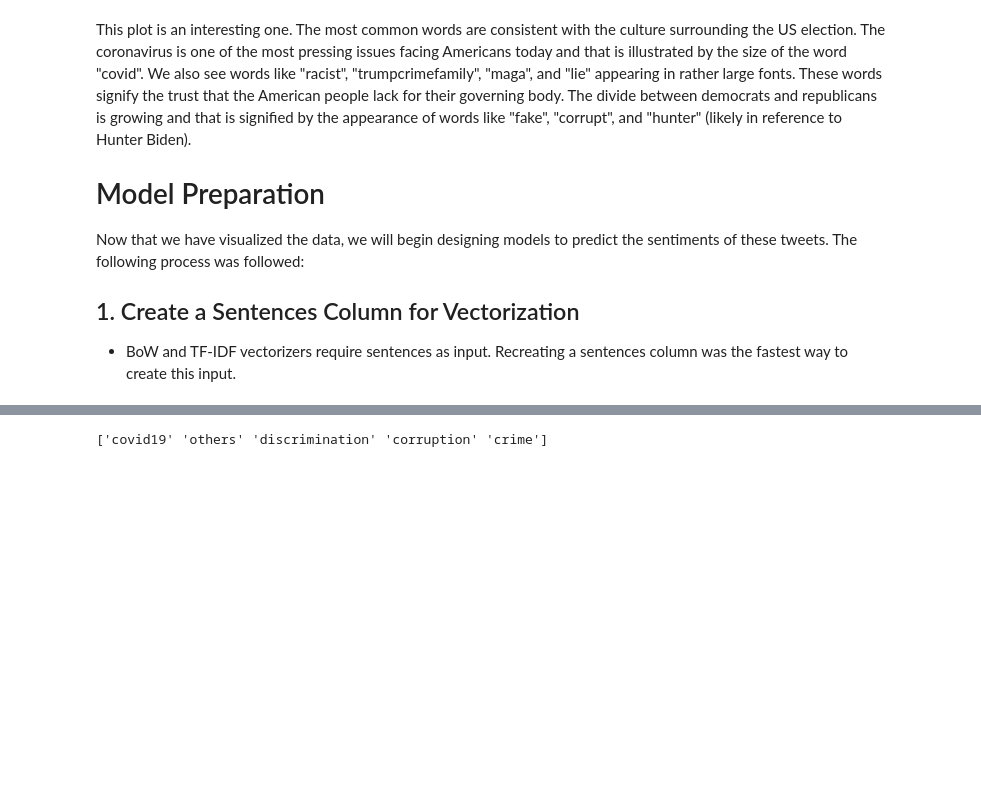
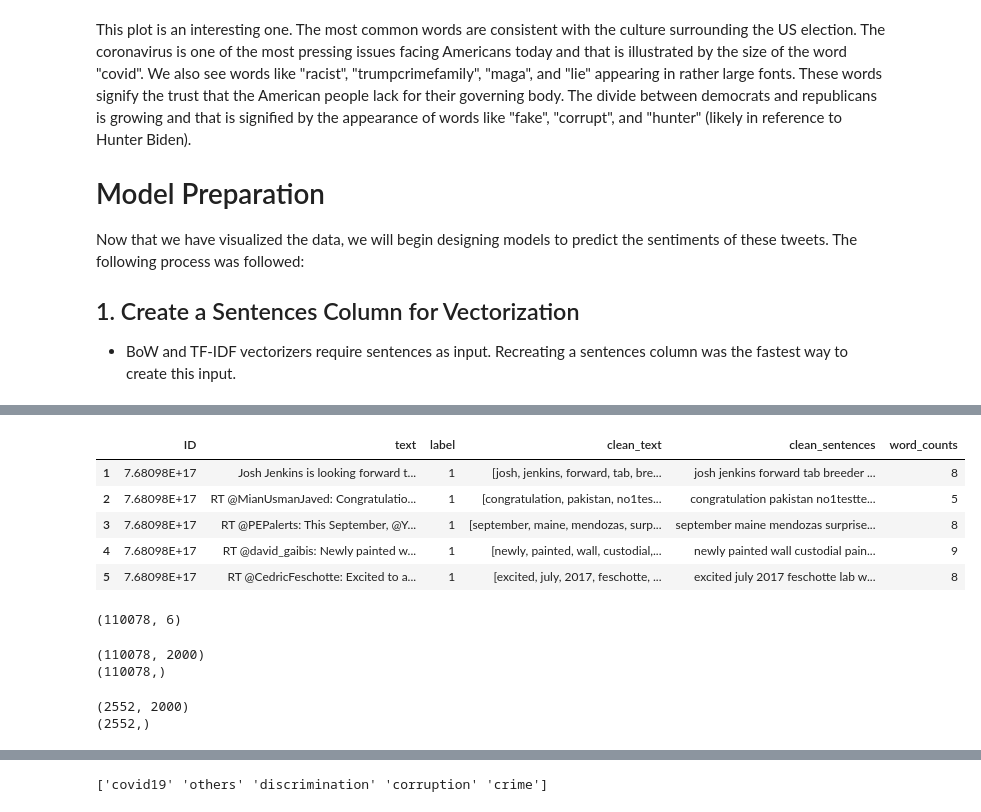
Before and after one commit to atkinssamuel/US-2020-twitter-NLP, a Jupyter notebook: project/atkins_1002951754_assignment3.ipynb, the cells around one changed output, grey strips where cells are left out. Drawn from its saved outputs; the diff is of its cells as text; code cells hidden in the pictures; blank space fills up the shorter version.

```diff
--- a/project/atkins_1002951754_assignment3.ipynb
+++ b/project/atkins_1002951754_assignment3.ipynb
@@ -494 +500,17 @@ us_df.head()
+# %%
+sa_df.head()
+# %% [output]
+|  | ID | text | label | clean_text | clean_sentences | word_counts |
+| 1 | 7.68098E+17 | Josh Jenkins is looking forward t... | 1 | [josh, jenkins, forward, tab, bre... | josh jenkins forward tab breeder ... | 8 |
+| 2 | 7.68098E+17 | RT @MianUsmanJaved: Congratulatio... | 1 | [congratulation, pakistan, no1tes... | congratulation pakistan no1testte... | 5 |
+| 3 | 7.68098E+17 | RT @PEPalerts: This September, @Y... | 1 | [september, maine, mendozas, surp... | september maine mendozas surprise... | 8 |
+| 4 | 7.68098E+17 | RT @david_gaibis: Newly painted w... | 1 | [newly, painted, wall, custodial,... | newly painted wall custodial pain... | 9 |
+| 5 | 7.68098E+17 | RT @CedricFeschotte: Excited to a... | 1 | [excited, july, 2017, feschotte, ... | excited july 2017 feschotte lab w... | 8 |
+# %%
+sa_df_sample_indices = sample_without_replacement(n_population=sa_df.shape[0], n_samples=round(sa_df.shape[0]/5), random_state=88)
+
+sa_df_sample = sa_df.iloc[sa_df_sample_indices]
+print(sa_df_sample.shape)
+# %% [output]
+(110078, 6)
 # %%
@@ -509,6 +530,18 @@ sa_X_train, sa_X_test, sa_y_train, sa_y_test = train_test_split(sa_dfx.toarray()
 # splitting data
 us_dfy = us_df["sentiment"]
 us_X_train, us_X_test, us_y_train, us_y_test = train_test_split(us_dfx.toarray(), us_dfy, random_state=88, test_size=0.3)
+# %%
+print(sa_dfx.toarray().shape)
+print(sa_dfy.shape)
+# %% [output]
+(110078, 2000)
+(110078,)
+# %%
+print(us_dfx.toarray().shape)
+print(us_dfy.shape)
+# %% [output]
+(2552, 2000)
+(2552,)
 # %%
 def k_fold_cv(model, k, X_train, y_train):
     kfold = KFold(n_splits=k)
```
Also changed, not shown: parts of 47 cells of this notebook.
